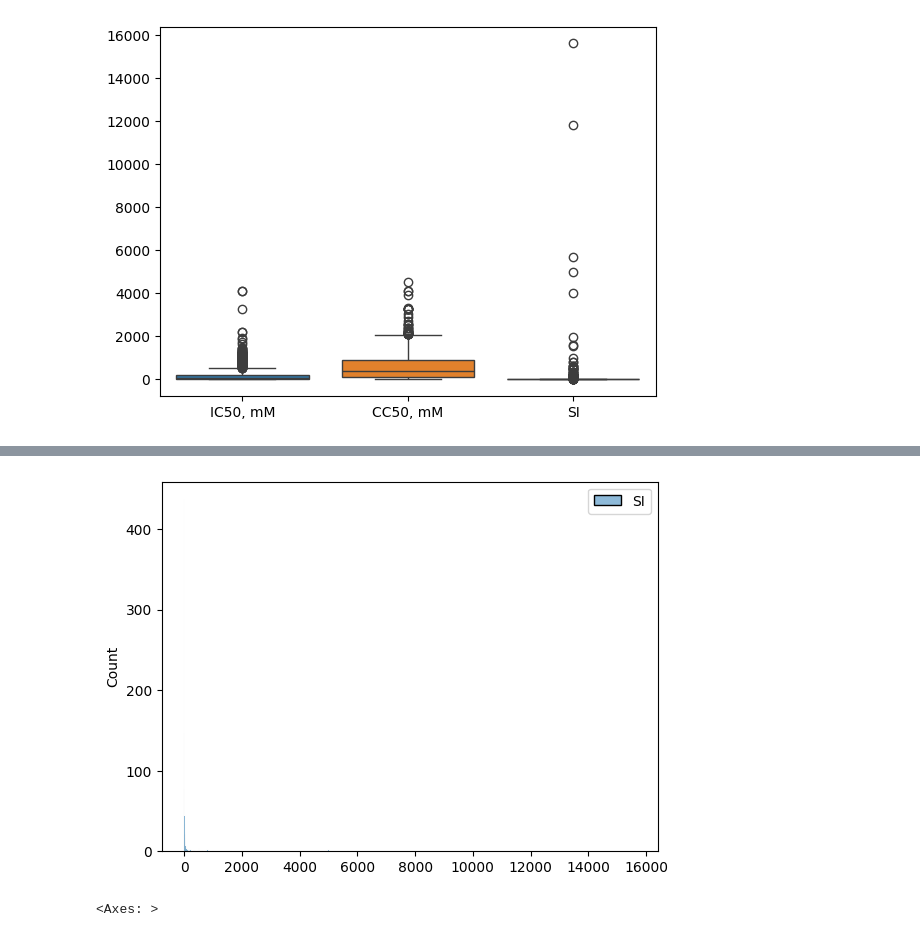
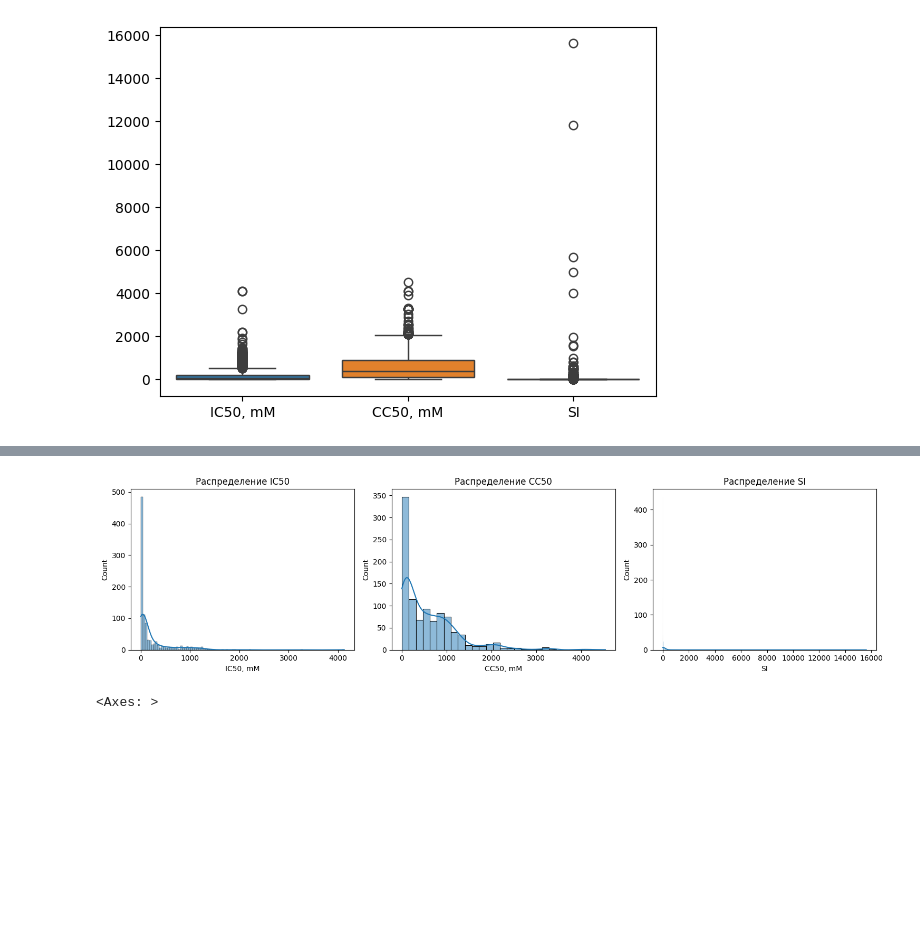
Before and after one commit to alexrad555/coursework_classic_ml, a Jupyter notebook: eda.ipynb, the cells around one changed output, grey strips where cells are left out. Drawn from its saved outputs; the diff is of its cells as text; code cells hidden in the pictures; blank space fills up the shorter version.

```diff
--- a/eda.ipynb
+++ b/eda.ipynb
@@ -86,7 +86,8 @@ Data columns (total 214 columns):
 dtypes: float64(107), int64(107)
 memory usage: 1.6 MB
 # %%
-df = df.drop(columns=['Unnamed: 0'])
+df = df.drop(columns=['Unnamed: 0'] if 'Unnamed: 0' in df.columns else [])
+df = df.fillna(0.0)
 df.head()
 # %% [output]
 |  | IC50, mM | CC50, mM | SI | MaxAbsEStateIndex | MaxEStateIndex | MinAbsEStateIndex | MinEStateIndex | ... |
@@ -114,8 +105,15 @@ plt.show()
-# %%
-sns.histplot(data = df[['SI']])
-plt.show()
-# %% [output]
-[figure, removed]
+# %%
+fig, axes = plt.subplots(1, 3, figsize=(15, 4))
+sns.histplot(df['IC50, mM'], ax=axes[0], kde=True)
+axes[0].set_title('Распределение IC50')
+sns.histplot(df['CC50, mM'], ax=axes[1], kde=True)
+axes[1].set_title('Распределение CC50')
+sns.histplot(df['SI'], ax=axes[2], kde=True)
+axes[2].set_title('Распределение SI')
+plt.tight_layout()
+plt.show()
+# %% [output]
+[figure, added]
 # %%
 df_corr = df.corr()
 f, ax = plt.subplots(figsize=(15, 10))
```
Also changed, not shown: parts of 14 cells of this notebook.
